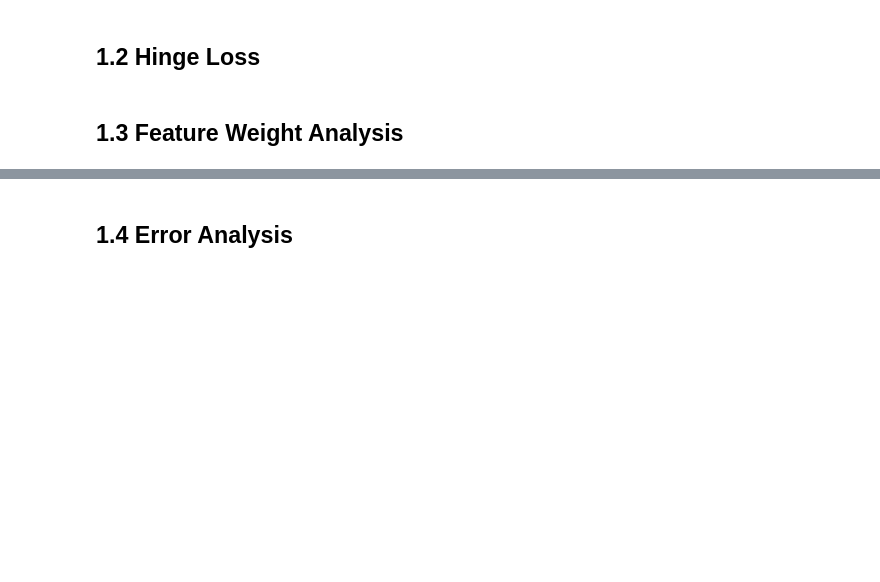
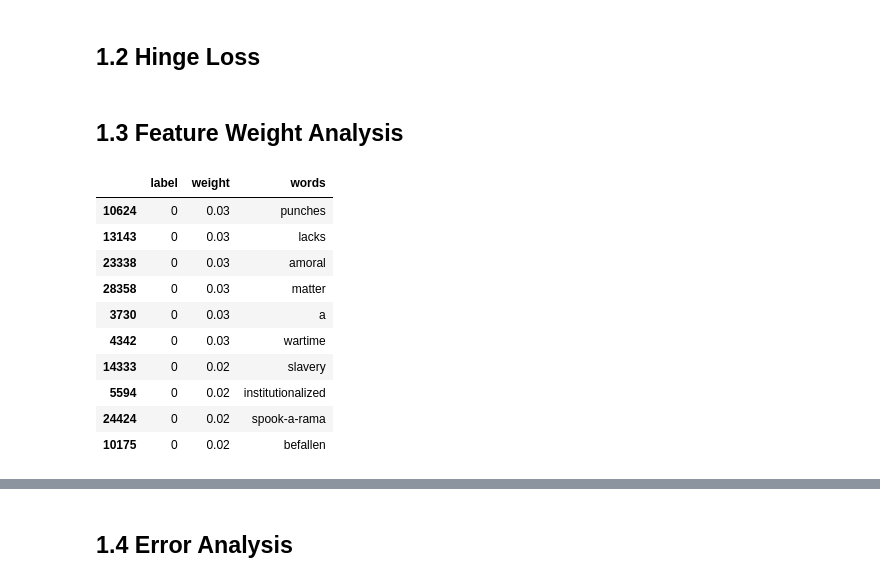
Before and after one commit to julia-zhou/nlp, a Jupyter notebook: Assign2/Zhou_hw2.ipynb, the cells around one changed output, grey strips where cells are left out. Drawn from its saved outputs; the diff is of its cells as text; code cells hidden in the pictures; blank space fills up the shorter version.

```diff
--- a/Assign2/Zhou_hw2.ipynb
+++ b/Assign2/Zhou_hw2.ipynb
@@ -72,4 +153,0 @@ len(train)
-# %%
-for word in list(vocab):
-    for i in range(3):
-        train[(word, i)] = np.zeros(len(train))
@@ -110,0 +217,35 @@ train
+# %%
+def ssd(loss, data = train):
+    best_score = 0
+    f_weight_dic = dict.fromkeys(features, 0)
+
+
+    for epoch in range(1, 21):
+        for i in range(len(train)):
+            line = train.iloc[i,:]
+            label = line['label']
+            tokens = set(line['tokens'])
+            for word in tokens:
+                if loss == 'perceptron':
+                    f_weight_dic = perceptron_loss(word, label, f_weight_dic)
+
+                else:
+                    f_weight_dic = hinge_loss(word, label, f_weight_dic)
+    #         if i%20000 == 0 and i!= 0:
+    #             print 'Epoch %d position %d ' % (epoch, i)
+    #             res = test(dev, f_weight_dic)
+    #             if res > best_score:
+    #                 best_score = res
+    #                 best_w = f_weight_dic
+            break
+        break
+        print 'End of epoch '+ str(epoch)
+        res = test(dev, f_weight_dic)
+        break
+    #     if res > best_score:
+    #         best_score = res
+    #         best_w = f_weight_dic
+#     test(devtest, f_weight_dic
+    return f_weight_dic
+# %%
+f_weight_dic = ssd('perceptron')
@@ -112,3 +295,21 @@ train
 ## 1.2 Hinge Loss
 # %% [markdown]
 ## 1.3 Feature Weight Analysis
+# %%
+d = {'words': [a[0] for a in f_weight_dic.keys()], 'label': [a[1] for a in f_weight_dic.keys()],\
+     'weight': f_weight_dic.values()}
+f_w_df = pd.DataFrame(d)
+# %%
+f_w_df[f_w_df['label'] == 0].sort_values(by = 'weight', ascending = False).head(10)
+# %% [output]
+|  | label | weight | words |
+| 10624 | 0 | 0.03 | punches |
+| 13143 | 0 | 0.03 | lacks |
+| 23338 | 0 | 0.03 | amoral |
+| 28358 | 0 | 0.03 | matter |
+| 3730 | 0 | 0.03 | a |
+| 4342 | 0 | 0.03 | wartime |
+| 14333 | 0 | 0.02 | slavery |
+| 5594 | 0 | 0.02 | institutionalized |
+| 24424 | 0 | 0.02 | spook-a-rama |
+| 10175 | 0 | 0.02 | befallen |
```
Also changed, not shown: parts of 43 cells of this notebook.
